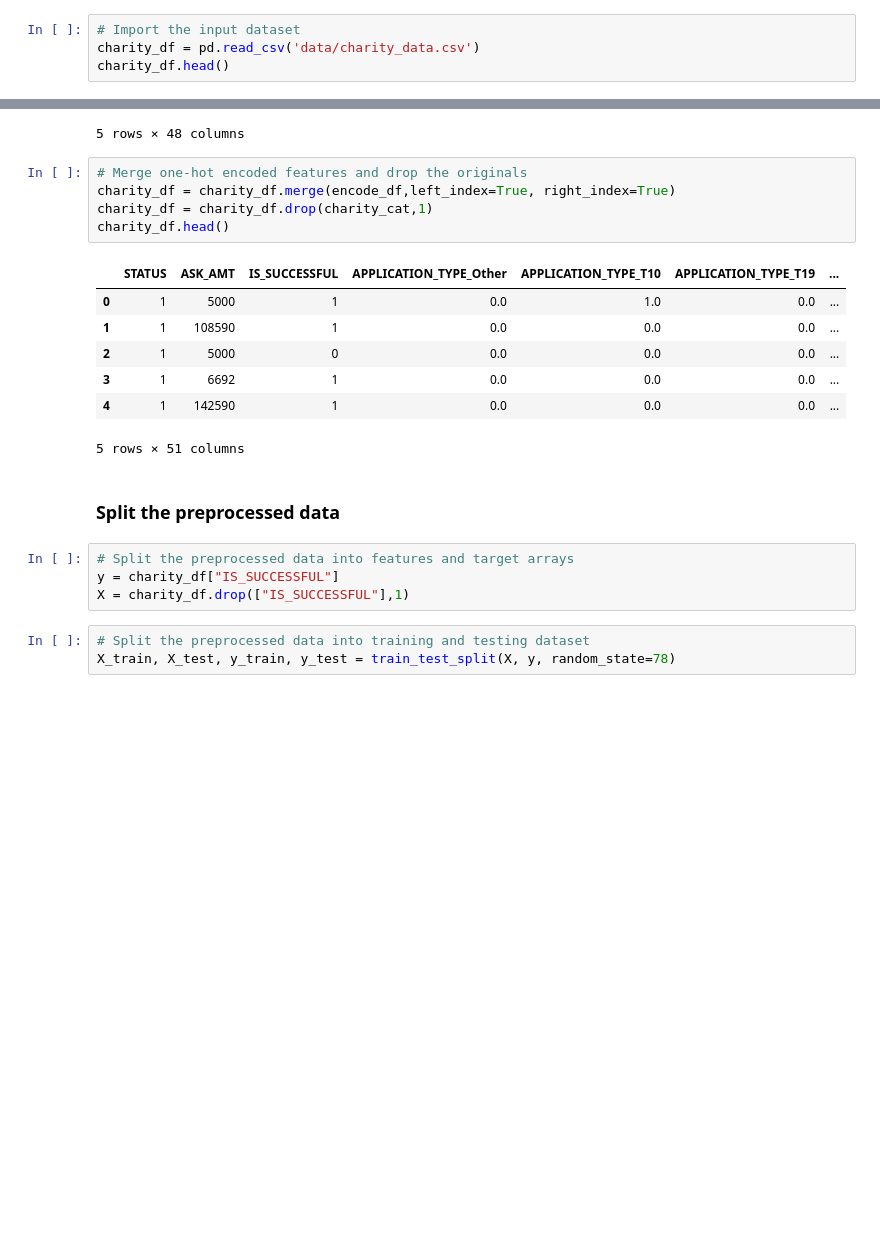
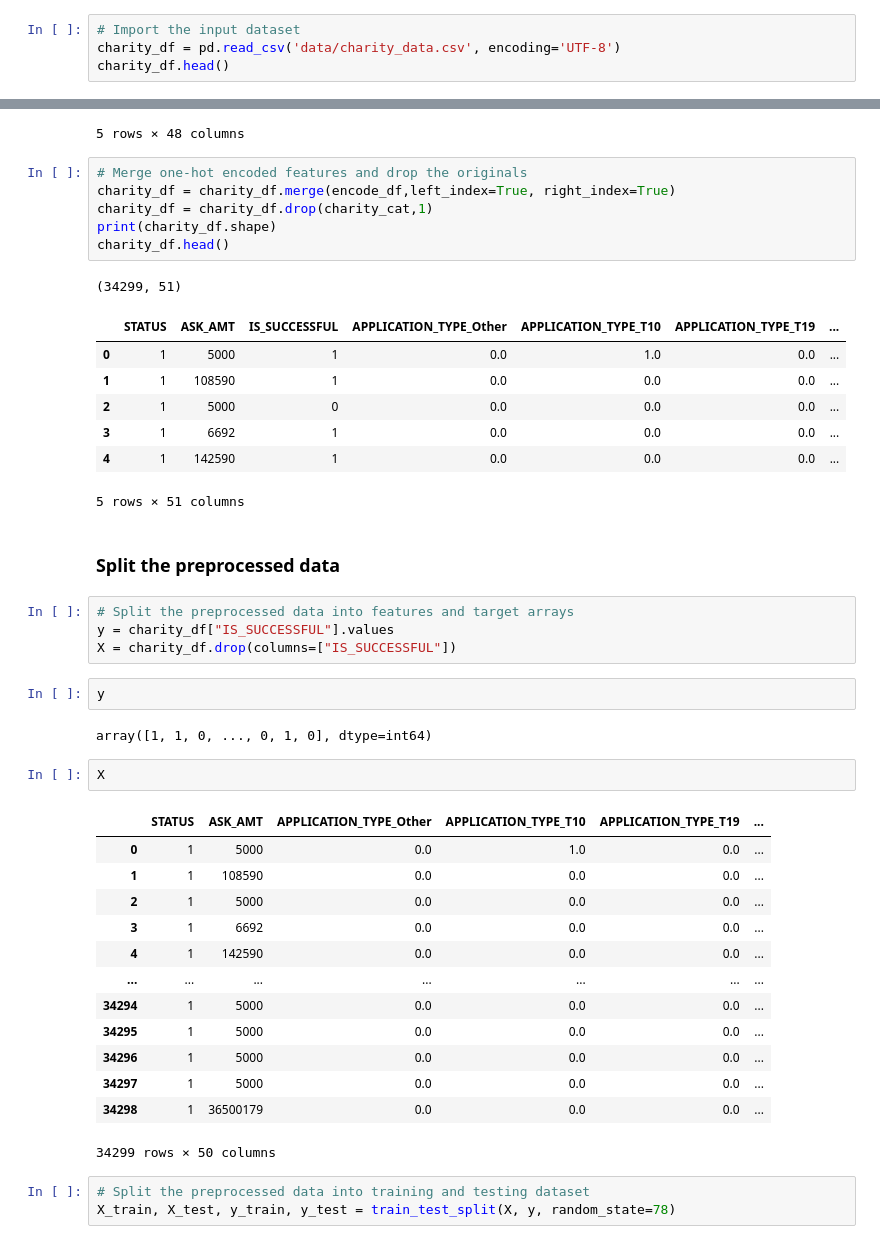
Before and after one commit to shayna-UT/AlphabetSoup, a Jupyter notebook: AlphabetSoupChallenge.ipynb, the cells around one changed output, grey strips where cells are left out. Cells and saved outputs as stored; diff of their text form; blank space fills up the shorter version.

```diff
--- a/AlphabetSoupChallenge.ipynb
+++ b/AlphabetSoupChallenge.ipynb
@@ -9,6 +11,6 @@ import tensorflow as tf
 # %%
 # Import the input dataset
-charity_df = pd.read_csv('data/charity_data.csv')
+charity_df = pd.read_csv('data/charity_data.csv', encoding='UTF-8')
 charity_df.head()
 # %% [output]
 |  | EIN | NAME | APPLICATION_TYPE | AFFILIATION | CLASSIFICATION | USE_CASE | ORGANIZATION | STATUS | ... |
@@ -324,21 +328,43 @@ encode_df.head()
 # Merge one-hot encoded features and drop the originals
 charity_df = charity_df.merge(encode_df,left_index=True, right_index=True)
 charity_df = charity_df.drop(charity_cat,1)
+print(charity_df.shape)
 charity_df.head()
 # %% [output]
+(34299, 51)
 |  | STATUS | ASK_AMT | IS_SUCCESSFUL | APPLICATION_TYPE_Other | APPLICATION_TYPE_T10 | APPLICATION_TYPE_T19 | ... |
 | 0 | 1 | 5000 | 1 | 0.0 | 1.0 | 0.0 | ... |
 | 1 | 1 | 108590 | 1 | 0.0 | 0.0 | 0.0 | ... |
 | 2 | 1 | 5000 | 0 | 0.0 | 0.0 | 0.0 | ... |
 | 3 | 1 | 6692 | 1 | 0.0 | 0.0 | 0.0 | ... |
 | 4 | 1 | 142590 | 1 | 0.0 | 0.0 | 0.0 | ... |
-5 rows × 51 columns
+5 rows × 51 columns
 # %% [markdown]
 ### Split the preprocessed data
 # %%
 # Split the preprocessed data into features and target arrays
-y = charity_df["IS_SUCCESSFUL"]
-X = charity_df.drop(["IS_SUCCESSFUL"],1)
+y = charity_df["IS_SUCCESSFUL"].values
+X = charity_df.drop(columns=["IS_SUCCESSFUL"])
+# %%
+y
+# %% [output]
+array([1, 1, 0, ..., 0, 1, 0], dtype=int64)
+# %%
+X
+# %% [output]
+|  | STATUS | ASK_AMT | APPLICATION_TYPE_Other | APPLICATION_TYPE_T10 | APPLICATION_TYPE_T19 | ... |
+| 0 | 1 | 5000 | 0.0 | 1.0 | 0.0 | ... |
+| 1 | 1 | 108590 | 0.0 | 0.0 | 0.0 | ... |
+| 2 | 1 | 5000 | 0.0 | 0.0 | 0.0 | ... |
+| 3 | 1 | 6692 | 0.0 | 0.0 | 0.0 | ... |
+| 4 | 1 | 142590 | 0.0 | 0.0 | 0.0 | ... |
+| ... | ... | ... | ... | ... | ... | ... |
+| 34294 | 1 | 5000 | 0.0 | 0.0 | 0.0 | ... |
+| 34295 | 1 | 5000 | 0.0 | 0.0 | 0.0 | ... |
+| 34296 | 1 | 5000 | 0.0 | 0.0 | 0.0 | ... |
+| 34297 | 1 | 5000 | 0.0 | 0.0 | 0.0 | ... |
+| 34298 | 1 | 36500179 | 0.0 | 0.0 | 0.0 | ... |
+34299 rows × 50 columns
 # %%
 # Split the preprocessed data into training and testing dataset
 X_train, X_test, y_train, y_test = train_test_split(X, y, random_state=78)
```
Also changed, not shown: parts of 13 cells of this notebook.
